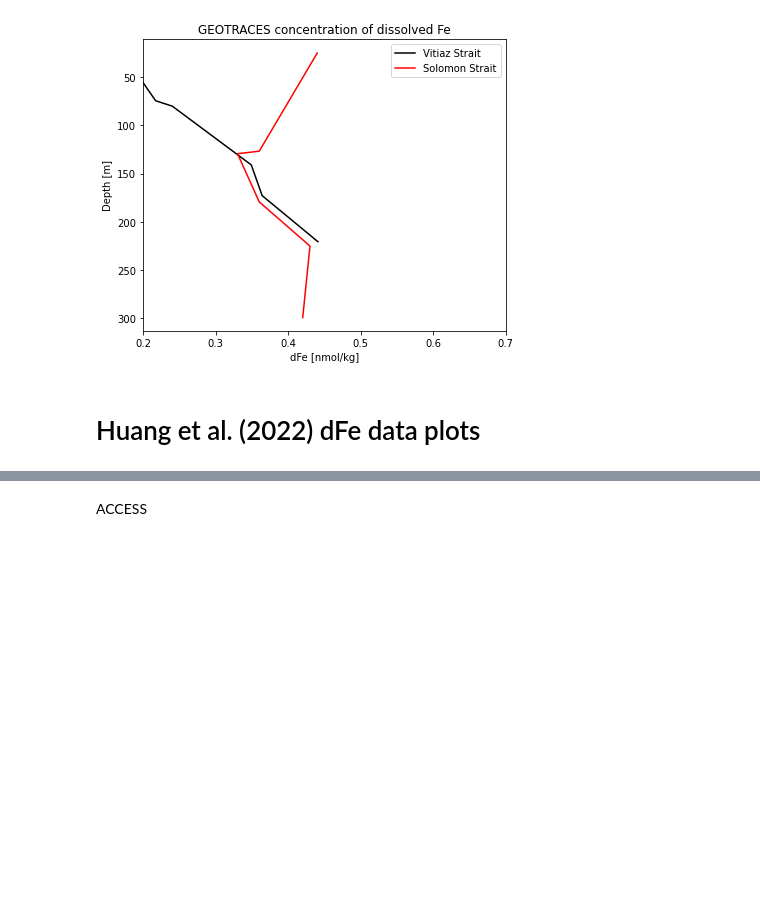
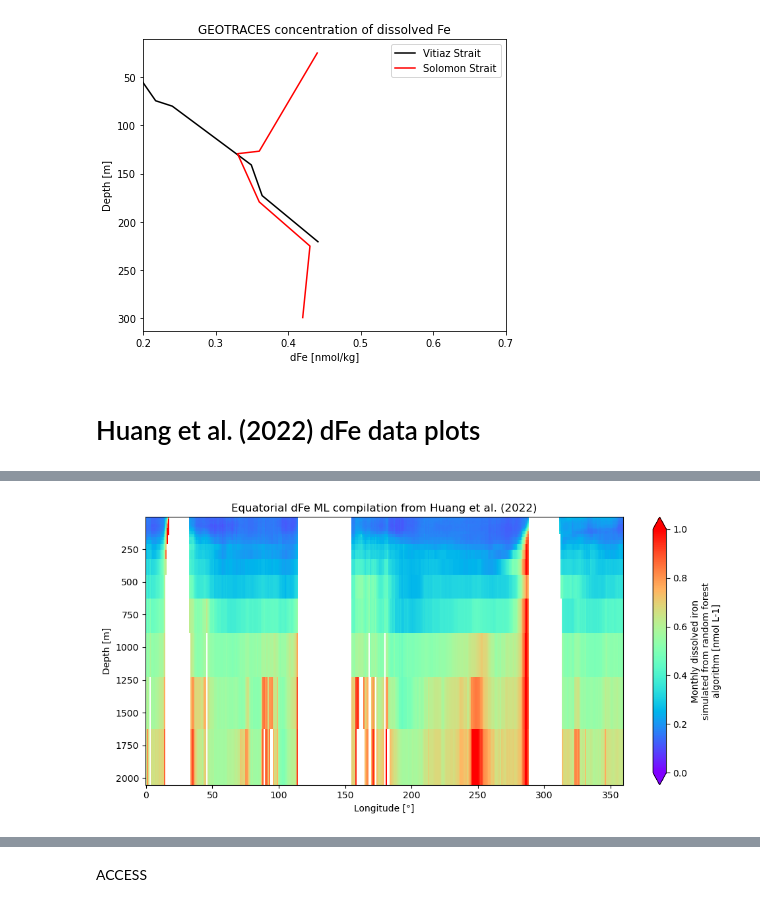
Before and after one commit to hrsdawson/ACCESS-WOMBAT_01deg_BGC_validation, a Jupyter notebook: notebooks/dFe_obs_data.ipynb, the cells around one changed output, grey strips where cells are left out. Drawn from its saved outputs; the diff is of its cells as text; code cells hidden in the pictures; blank space fills up the shorter version.

```diff
--- a/notebooks/dFe_obs_data.ipynb
+++ b/notebooks/dFe_obs_data.ipynb
@@ -269,0 +244,11 @@ plt.show()
+# %%
+# Plot: equatorial depth profile.
+fig, ax = plt.subplots(figsize=(10, 5))
+dxx = dx.sel(y=-30, z=slice(0, 2000))
+cs = dxx.plot(yincrease=False, cmap=plt.cm.rainbow, vmin=0, vmax=1, extend='both')
+ax.set_title('Equatorial dFe ML compilation from Huang et al. (2022)')
+plt.tight_layout()
+plt.savefig(figdir / 'dFe_obs_ML_-30.png')
+plt.show()
+# %% [output]
+[figure, added]
```
Also changed, not shown: parts of 3 cells of this notebook.
